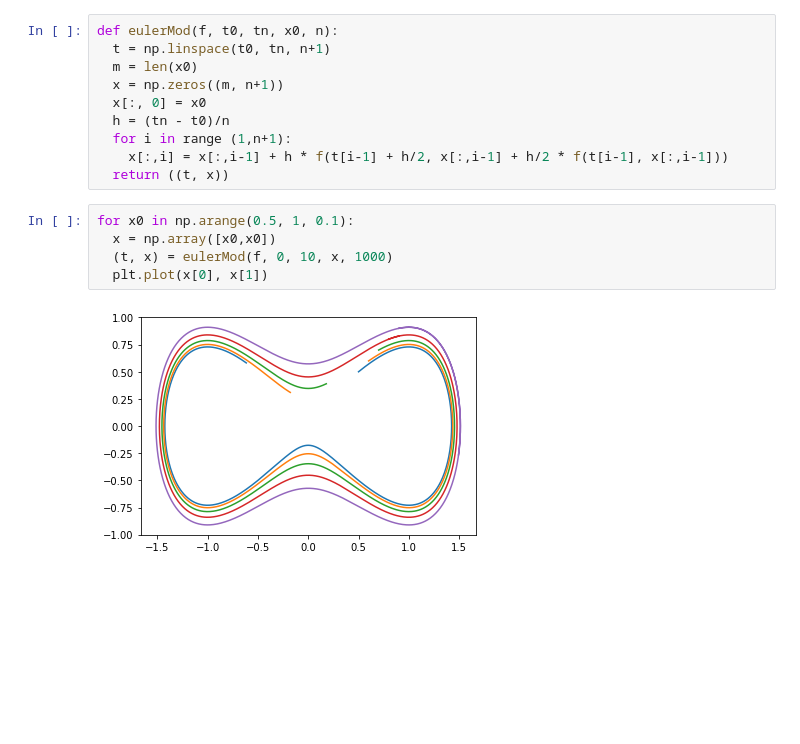
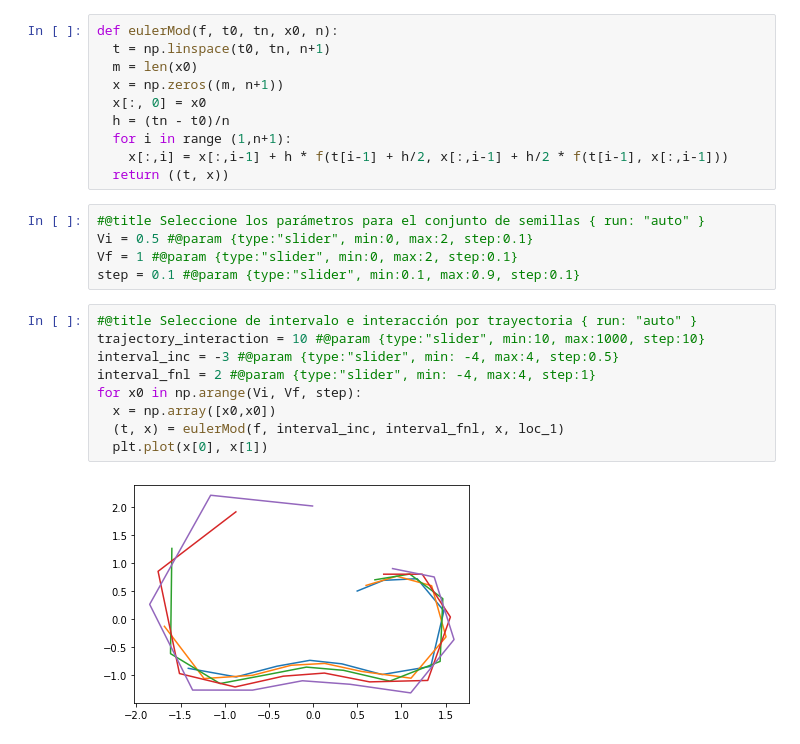
Before and after one commit to RonnyGuevara/Fractal_Images, a Jupyter notebook: TP2/TP2_FI.ipynb, the cells around one changed output. Cells and saved outputs as stored; diff of their text form; blank space fills up the shorter version.

```diff
--- a/TP2/TP2_FI.ipynb
+++ b/TP2/TP2_FI.ipynb
@@ -217,13 +223,22 @@ def eulerMod(f, t0, tn, x0, n):
   for i in range (1,n+1):
     x[:,i] = x[:,i-1] + h * f(t[i-1] + h/2, x[:,i-1] + h/2 * f(t[i-1], x[:,i-1]))
   return ((t, x))
-# %%
-for x0 in np.arange(0.5, 1, 0.1):
-  x = np.array([x0,x0])
-  (t, x) = eulerMod(f, 0, 10, x, 1000)
-  plt.plot(x[0], x[1])
-# %% [output]
-[figure, removed]
+# %%
+#@title Seleccione los parámetros para el conjunto de semillas { run: "auto" }
+Vi = 0.5 #@param {type:"slider", min:0, max:2, step:0.1}
+Vf = 1 #@param {type:"slider", min:0, max:2, step:0.1}
+step = 0.1 #@param {type:"slider", min:0.1, max:0.9, step:0.1}
+# %%
+#@title Seleccione de intervalo e interacción por trayectoria { run: "auto" }
+trajectory_interaction = 10 #@param {type:"slider", min:10, max:1000, step:10}
+interval_inc = -3 #@param {type:"slider", min: -4, max:4, step:0.5}
+interval_fnl = 2 #@param {type:"slider", min: -4, max:4, step:1}
+for x0 in np.arange(Vi, Vf, step):
+  x = np.array([x0,x0])
+  (t, x) = eulerMod(f, interval_inc, interval_fnl, x, loc_1)
+  plt.plot(x[0], x[1])
+# %% [output]
+[figure, added]
 # %%
 plt.plot(t, x[0])
 plt.plot(t, x[1])
```
Also changed, not shown: parts of 8 cells of this notebook.
